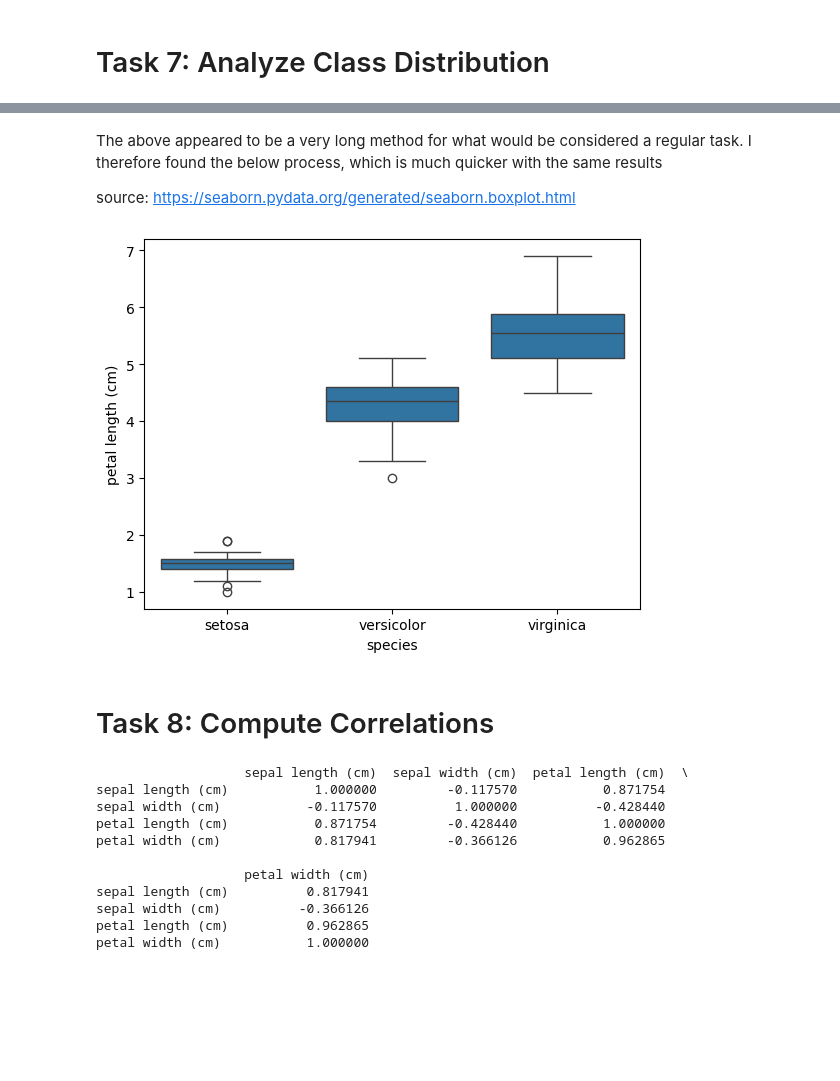
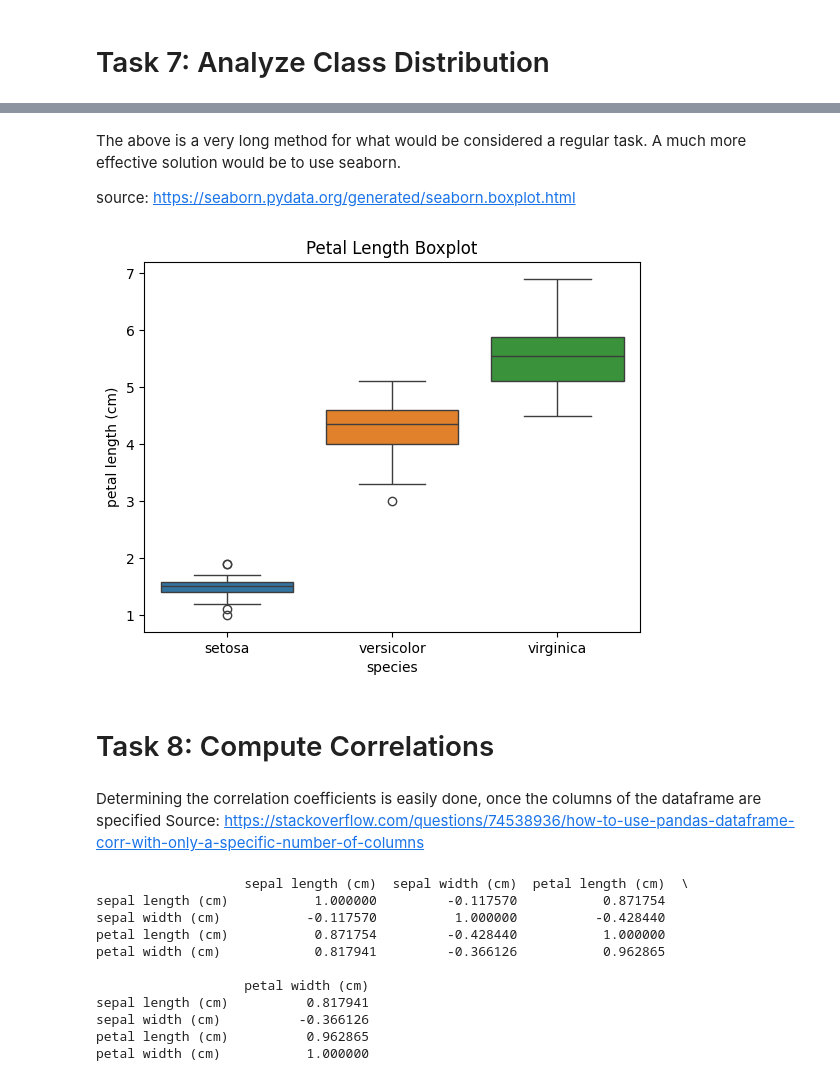
Before and after one commit to danielfinnerty/principles_of_data_analytics, a Jupyter notebook: tasks.ipynb, the cells around one changed output, grey strips where cells are left out. Saved outputs shown, nothing was run; the diff lists cells and outputs as text; code cells hidden in the pictures; blank space fills up the shorter version.

Commit message:
Updated notes & tidied code on tasks 4 - 8

```diff
--- a/tasks.ipynb
+++ b/tasks.ipynb
@@ -327,13 +365,19 @@ ax.boxplot(plot_data);
 # %% [markdown]
-The above appeared to be a very long method for what would be considered a regular task. I therefore found the below process, which is much quicker with the same results
+The above is a very long method for what would be considered a regular task. A much more effective solution would be to use seaborn.
 
 source: https://seaborn.pydata.org/generated/seaborn.boxplot.html
-# %%
-sns.boxplot (x = "species", y = "petal length (cm)", data=iris_df)
-plt.show;
-# %% [output]
-[figure, removed]
+# %%
+# Create boxplot from the dataframe iris_df
+# Specify X as the species, and Y as the petal length.
+# Add title source: https://www.statology.org/seaborn-title/
+sns.boxplot (x = 'species', y = "petal length (cm)", data=iris_df, hue = 'species').set(title = 'Petal Length Boxplot')
+plt.show;
+# %% [output]
+[figure, added]
 # %% [markdown]
 # Task 8: Compute Correlations
+# %% [markdown]
+Determining the correlation coefficients is easily done, once the columns of the dataframe are specified
+Source: https://stackoverflow.com/questions/74538936/how-to-use-pandas-dataframe-corr-with-only-a-specific-number-of-columns
 # %%
 # Specify columns from dataframe and determing correlation coefficients
```
Also changed, not shown: parts of 20 cells of this notebook.
